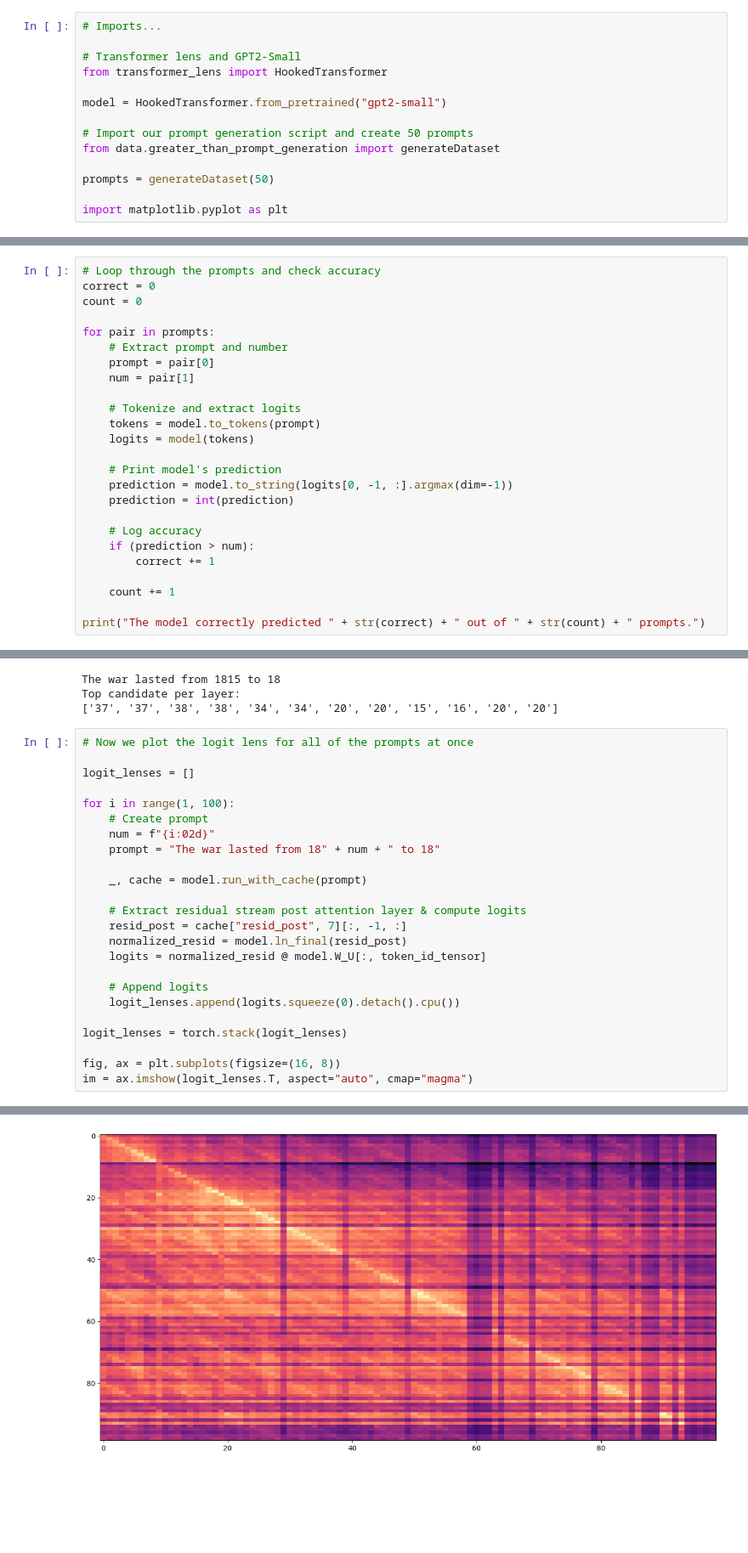
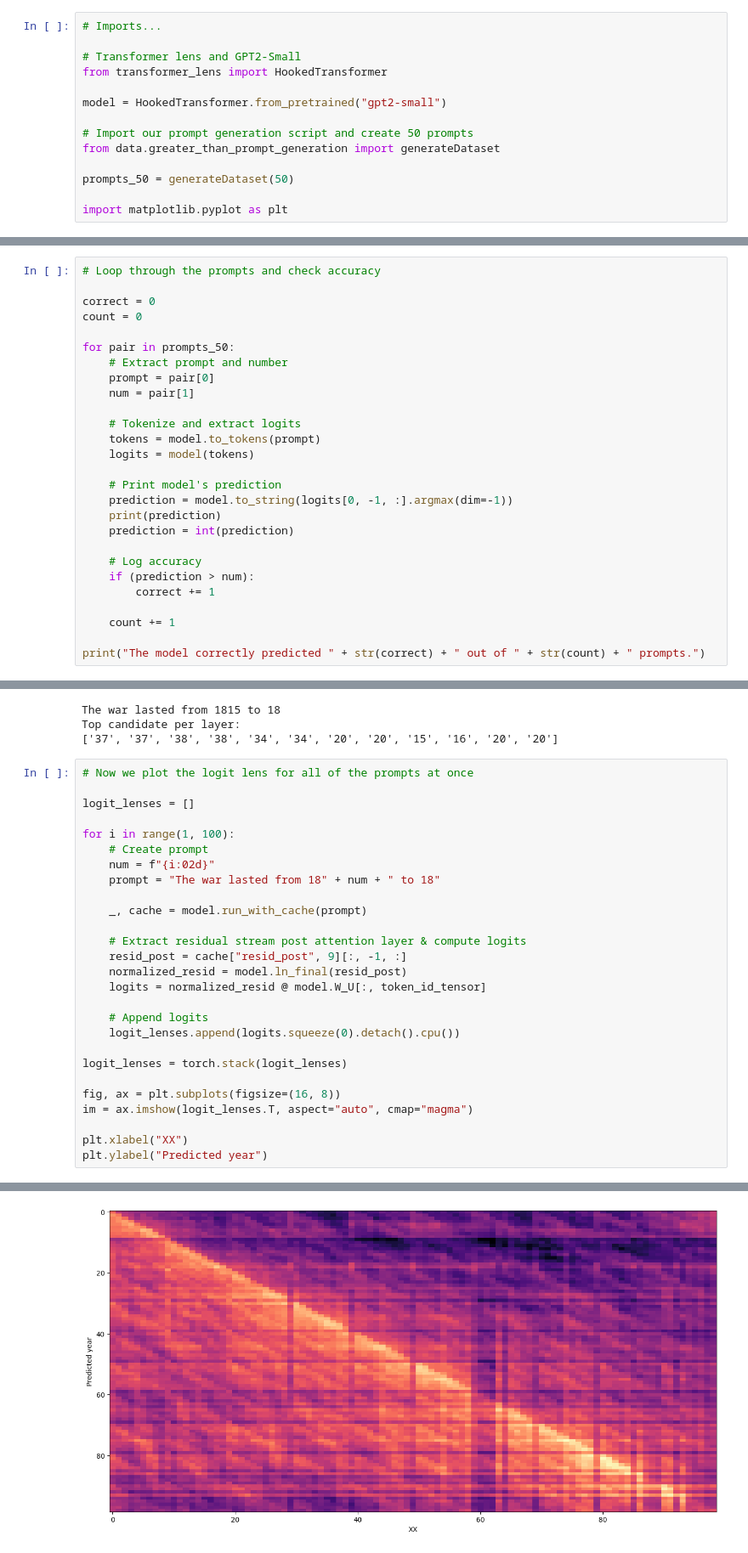
Before and after one commit to benjaminW2025/greater-than-cap, a Jupyter notebook: notebooks/sampled_interpretability.ipynb, the cells around one changed output, grey strips where cells are left out. Shown at 85% size. Cells and saved outputs as stored; diff of their text form; blank space fills up the shorter version.

```diff
--- a/notebooks/sampled_interpretability.ipynb
+++ b/notebooks/sampled_interpretability.ipynb
@@ -23,7 +23,7 @@ model = HookedTransformer.from_pretrained("gpt2-small")
 # Import our prompt generation script and create 50 prompts
 from data.greater_than_prompt_generation import generateDataset
 
-prompts = generateDataset(50)
+prompts_50 = generateDataset(50)
 
 import matplotlib.pyplot as plt
 # %% [output]
@@ -32,9 +31,10 @@ Loaded pretrained model gpt2-small into HookedTransformer
 # %%
 # Loop through the prompts and check accuracy
+
 correct = 0
 count = 0
 
-for pair in prompts:
+for pair in prompts_50:
     # Extract prompt and number
     prompt = pair[0]
     num = pair[1]
@@ -45,6 +45,7 @@ for pair in prompts:
 
     # Print model's prediction
     prediction = model.to_string(logits[0, -1, :].argmax(dim=-1))
+    print(prediction)
     prediction = int(prediction)
 
     # Log accuracy
@@ -219,7 +236,7 @@ for i in range(1, 100):
     _, cache = model.run_with_cache(prompt)
 
     # Extract residual stream post attention layer & compute logits
-    resid_post = cache["resid_post", 7][:, -1, :]
+    resid_post = cache["resid_post", 9][:, -1, :]
     normalized_resid = model.ln_final(resid_post)
     logits = normalized_resid @ model.W_U[:, token_id_tensor]
 
@@ -230,4 +247,7 @@ logit_lenses = torch.stack(logit_lenses)
 
 fig, ax = plt.subplots(figsize=(16, 8))
 im = ax.imshow(logit_lenses.T, aspect="auto", cmap="magma")
+
+plt.xlabel("XX")
+plt.ylabel("Predicted year")
 # %% [output]
@@ -234 +255 @@ im = ax.imshow(logit_lenses.T, aspect="auto", cmap="magma")
-[figure, old version]
+[figure, new version]
```
Also changed, not shown: parts of 4 cells of this notebook.
